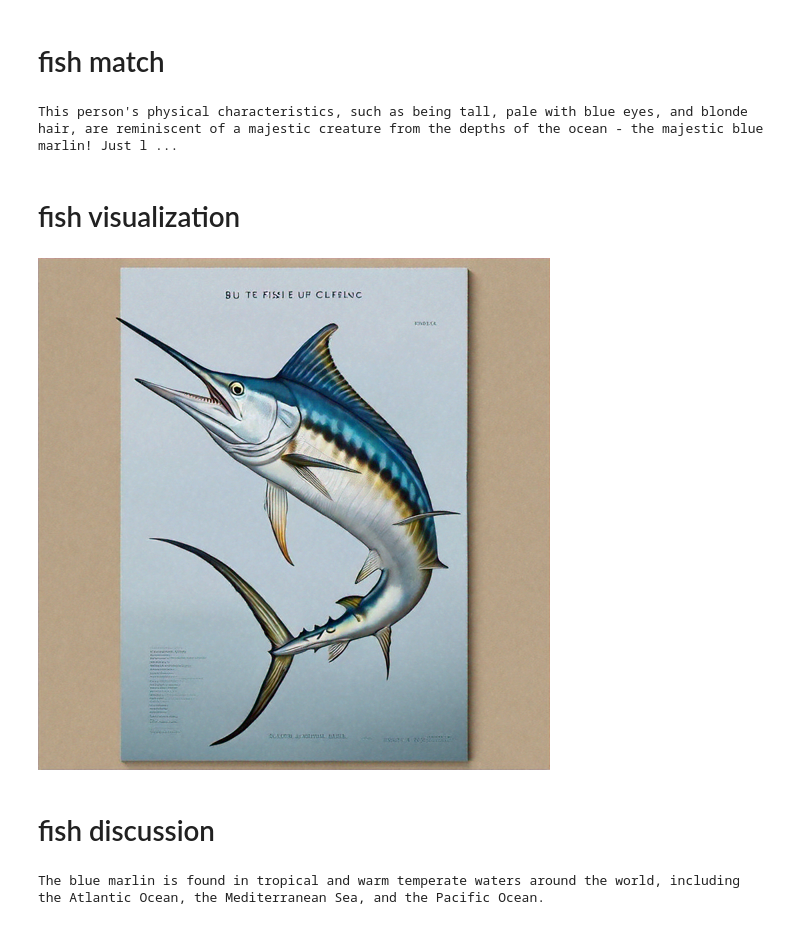
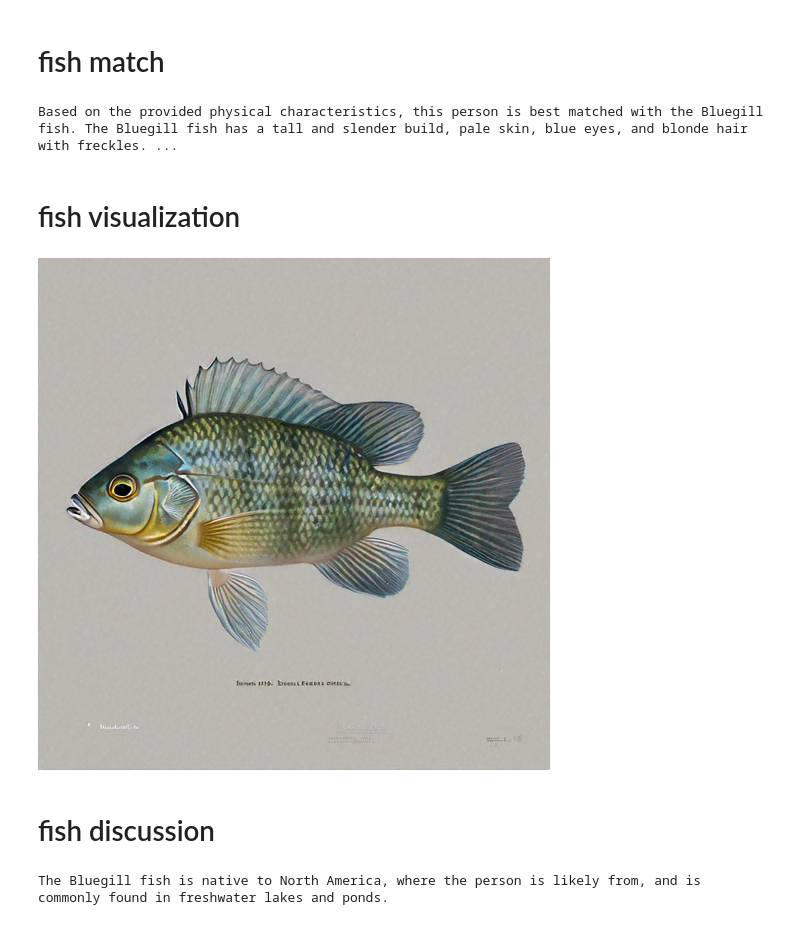
Before and after one commit to larkintuckerllc/amazon-bedrock-by-example, a Jupyter notebook: notebooks/10-fishmatch.ipynb, the cells around one changed output. Cells and saved outputs as stored; diff of their text form; code cells hidden in the pictures.

```diff
--- a/notebooks/10-fishmatch.ipynb
+++ b/notebooks/10-fishmatch.ipynb
@@ -18,17 +18,21 @@ DISCUSSION_PROMPT = "Where are these fish found?"
 FORM_PHYSICAL_BUILD = "tall"
 FORM_APPEARANCE = "pale, blue eyed, with blonde hair"
 FORM_UNIQUE_FEATURES = "freckles"
+GUARDRAIL_ARN = "arn:aws:bedrock:us-east-1:867344447984:guardrail/gfnf9qp6lds2"
+GUARDRAIL_VERSION = "1"
+MAX_TOKENS = 100
 # %% [markdown]
 # fish match
 # %%
 text_prompt = f"""Based on these physical characteristics:
+
 - Build: {FORM_PHYSICAL_BUILD}
 - Appearance: {FORM_APPEARANCE}
 - Unique features: {FORM_UNIQUE_FEATURES}
 
-Match this person to a species of fish. Provide a creative and detailed
-explanation why this fish matches their features.
-Be specific and playful in your comparison."""
+Match this person to a species of fish. Provide a creative and detailed explanation why this fish matches their features. Include both scientific name and common name. Be specific and playful in your comparison.
+
+Create this comparison in five sentences or less."""
 messages = [
     {
         "role": "user",
@@ -39,10 +43,14 @@ fish_match = ""
 
 try:
     response = brt.converse(
+        guardrailConfig={
+            "guardrailIdentifier": GUARDRAIL_ARN,
+            "guardrailVersion": GUARDRAIL_VERSION,
+        },
+        inferenceConfig={"maxTokens": MAX_TOKENS},
         modelId="amazon.titan-text-express-v1",
         messages=messages,
     )
-
     fish_match = response["output"]["message"]["content"][0]["text"]
     messages.append(response["output"]["message"])  # FOR USE LATER IN FISH DISCUSSION
 
@@ -52,7 +60,7 @@ except (ClientError, Exception) as e:
 
 print(fish_match)
 # %% [output]
-This person's physical characteristics, such as being tall, pale with blue eyes, and blonde hair, are reminiscent of a majestic creature from the depths of the ocean - the majestic blue marlin! Just l ...
+Based on the provided physical characteristics, this person is best matched with the Bluegill fish. The Bluegill fish has a tall and slender build, pale skin, blue eyes, and blonde hair with freckles. ...
 # %% [markdown]
 # fish visualization
 # %%
@@ -63,11 +71,12 @@ class ImageError(Exception):
 
 image_prompt = f"""A beautiful, detailed, scientific illustration of the fish species mentioned
 below swimming in its natural habitat, showing its distinctive features clearly.
-{fish_match[:300]}"""
+{fish_match}"""
+
 body = json.dumps(
     {
         "taskType": "TEXT_IMAGE",
-        "textToImageParams": {"text": image_prompt},
+        "textToImageParams": {"text": image_prompt[:512]},
         "imageGenerationConfig": {
             "numberOfImages": 1,
             "height": 512,
@@ -75,34 +84,34 @@ body = json.dumps(
             "cfgScale": 8.0,
             "seed": 0,
         },
     }
 )
 
 try:
     response = brt.invoke_model(
         body=body,
         modelId="amazon.titan-image-generator-v1",
         accept="application/json",
         contentType="application/json",
     )
     response_body = json.loads(response.get("body").read())
     base64_image = response_body.get("images")[0]
     base64_bytes = base64_image.encode("ascii")
     image_bytes = base64.b64decode(base64_bytes)
     finish_reason = response_body.get("error")
 
     if finish_reason is not None:
         raise ImageError(f"Image generation error. Error is {finish_reason}")
     image = Image.open(io.BytesIO(image_bytes))
     display(image)
 
 except ClientError as err:
     message = err.response["Error"]["Message"]
     print("A client error occured: " + format(message))
 except ImageError as err:
     print(err.message)
 # %% [output]
-[figure, old version]
+[figure, new version]
 # %% [markdown]
 # fish discussion
 # %%
@@ -127,4 +136,4 @@ except (ClientError, Exception) as e:
 
 print(fish_discussion)
 # %% [output]
-The blue marlin is found in tropical and warm temperate waters around the world, including the Atlantic Ocean, the Mediterranean Sea, and the Pacific Ocean.
+The Bluegill fish is native to North America, where the person is likely from, and is commonly found in freshwater lakes and ponds.
```
